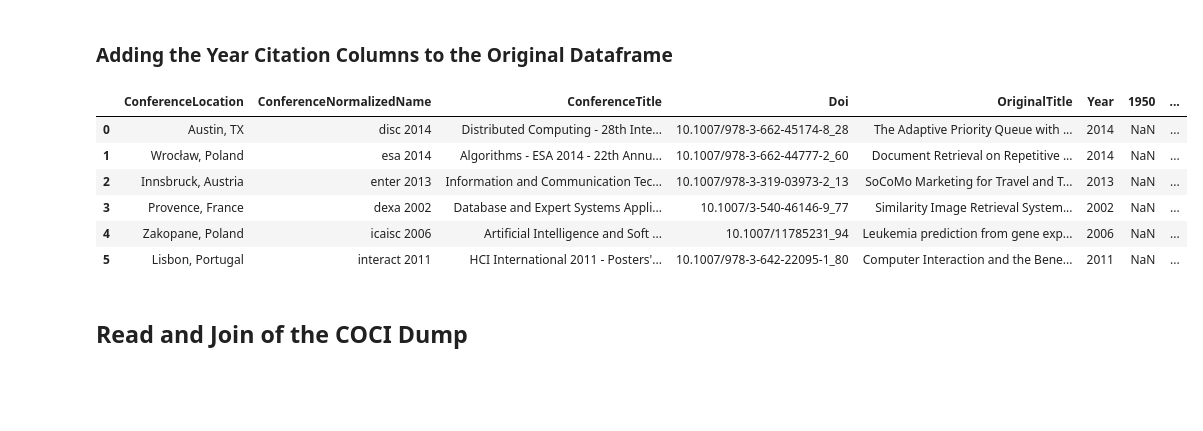
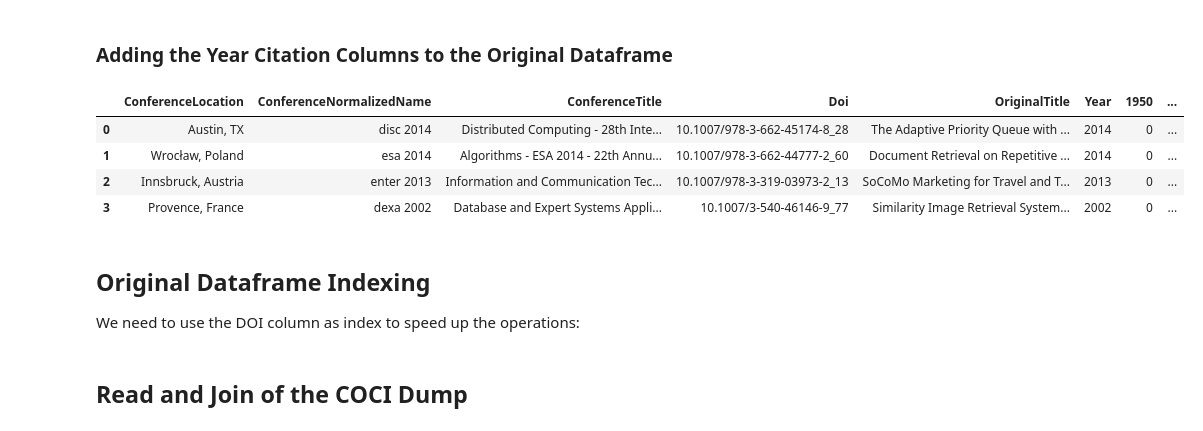
Before and after one commit to MarcoTerzulli/conftur_terzulli, a Jupyter notebook: Dataset Creation Pipeline/3 - Citation and Conference Data Join/3 - DBLP + MAG Join with COCI RAW for By Year Citations.ipynb, the cells around one changed output. Drawn from its saved outputs; the diff is of its cells as text; code cells hidden in the pictures; blank space fills up the shorter version.

```diff
--- a/Dataset Creation Pipeline/3 - Citation and Conference Data Join/3 - DBLP + MAG Join with COCI RAW for By Year Citations.ipynb
+++ b/Dataset Creation Pipeline/3 - Citation and Conference Data Join/3 - DBLP + MAG Join with COCI RAW for By Year Citations.ipynb
@@ -42,12 +42,12 @@ This can be really useful in case of limited disk space, allowing us to partiall
 **Note**: the partial CSV needs to be in the same format of the one generated with this script
 # %%
 combine_with_partial_csv = False
-partial_csv_path = r'/Users/marcoterzulli/File/Scuola Local/Magistrale/Materiale Corsi Attuali/Tirocinio/Cartella di Lavoro/Archivi Dump di Lavoro/Export/out_coci_joiined_partial.csv'
+partial_csv_path = r'/Users/marcoterzulli/File/Scuola Local/Magistrale/Materiale Corsi Attuali/Tirocinio/Cartella di Lavoro/Archivi Dump di Lavoro/Export/'
 # %% [markdown]
 ## Read of the DBLP + MAG CSV Joined Dump
 # %%
 if combine_with_partial_csv:
-    df_joined = pd.read_csv(partial_csv_path, low_memory=False)
+    df_joined = pd.read_csv(partial_csv_path + 'out_citations_by_year_and_conferences.csv', low_memory=False)
     print(f'Successfully Imported the Partial CSV')
 else:
     df_joined = pd.read_csv(path_file_export + 'out_dblp_and_mag_joined.csv', low_memory=False, index_col=[0])
@@ -90,21 +90,22 @@ df_support_empty.loc[:5]
 # %%
 if not combine_with_partial_csv:
 
     start_year = 1950 # Probably there aren't citations before this date. We'll drop the empty columns later
     actual_year = date.today().year
 
     for i in range(start_year, actual_year + 1):
-        df_joined[str(i)] = np.nan
+        df_joined[str(i)] = 0
 
-df_joined.loc[:5]
+df_joined.loc[:3]
 # %% [output]
 |  | ConferenceLocation | ConferenceNormalizedName | ConferenceTitle | Doi | OriginalTitle | Year | 1950 | ... |
-| 0 | Austin, TX | disc 2014 | Distributed Computing - 28th Inte... | 10.1007/978-3-662-45174-8_28 | The Adaptive Priority Queue with ... | 2014 | NaN | ... |
-| 1 | Wrocław, Poland | esa 2014 | Algorithms - ESA 2014 - 22th Annu... | 10.1007/978-3-662-44777-2_60 | Document Retrieval on Repetitive ... | 2014 | NaN | ... |
-| 2 | Innsbruck, Austria | enter 2013 | Information and Communication Tec... | 10.1007/978-3-319-03973-2_13 | SoCoMo Marketing for Travel and T... | 2013 | NaN | ... |
-| 3 | Provence, France | dexa 2002 | Database and Expert Systems Appli... | 10.1007/3-540-46146-9_77 | Similarity Image Retrieval System... | 2002 | NaN | ... |
-| 4 | Zakopane, Poland | icaisc 2006 | Artificial Intelligence and Soft ... | 10.1007/11785231_94 | Leukemia prediction from gene exp... | 2006 | NaN | ... |
-| 5 | Lisbon, Portugal | interact 2011 | HCI International 2011 - Posters'... | 10.1007/978-3-642-22095-1_80 | Computer Interaction and the Bene... | 2011 | NaN | ... |
+| 0 | Austin, TX | disc 2014 | Distributed Computing - 28th Inte... | 10.1007/978-3-662-45174-8_28 | The Adaptive Priority Queue with ... | 2014 | 0 | ... |
+| 1 | Wrocław, Poland | esa 2014 | Algorithms - ESA 2014 - 22th Annu... | 10.1007/978-3-662-44777-2_60 | Document Retrieval on Repetitive ... | 2014 | 0 | ... |
+| 2 | Innsbruck, Austria | enter 2013 | Information and Communication Tec... | 10.1007/978-3-319-03973-2_13 | SoCoMo Marketing for Travel and T... | 2013 | 0 | ... |
+| 3 | Provence, France | dexa 2002 | Database and Expert Systems Appli... | 10.1007/3-540-46146-9_77 | Similarity Image Retrieval System... | 2002 | 0 | ... |
+# %% [markdown]
+## Original Dataframe Indexing
+We need to use the DOI column as index to speed up the operations:
 # %% [markdown]
 ## Read and Join of the COCI Dump
 # %%
```
Also changed, not shown: parts of 27 cells of this notebook.
